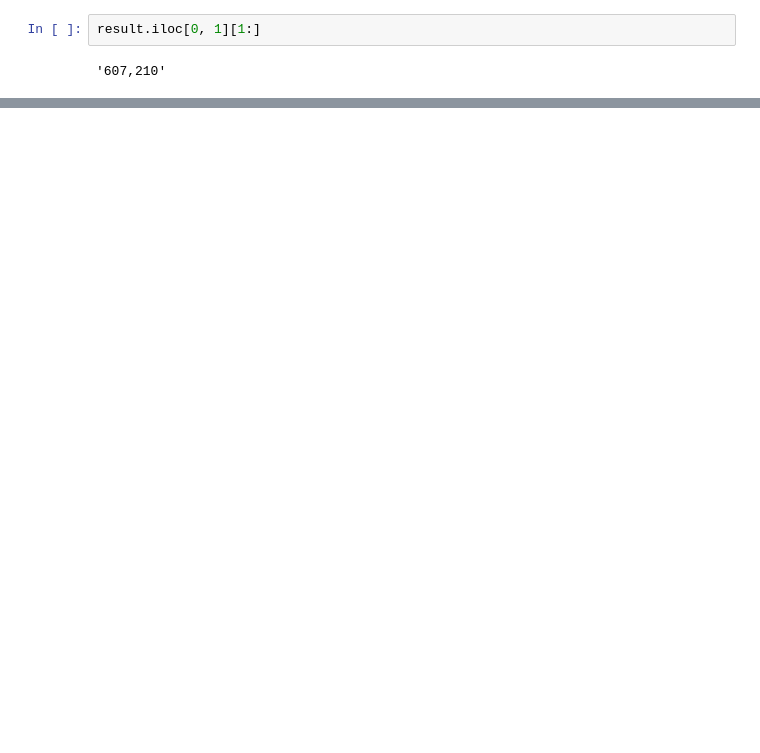
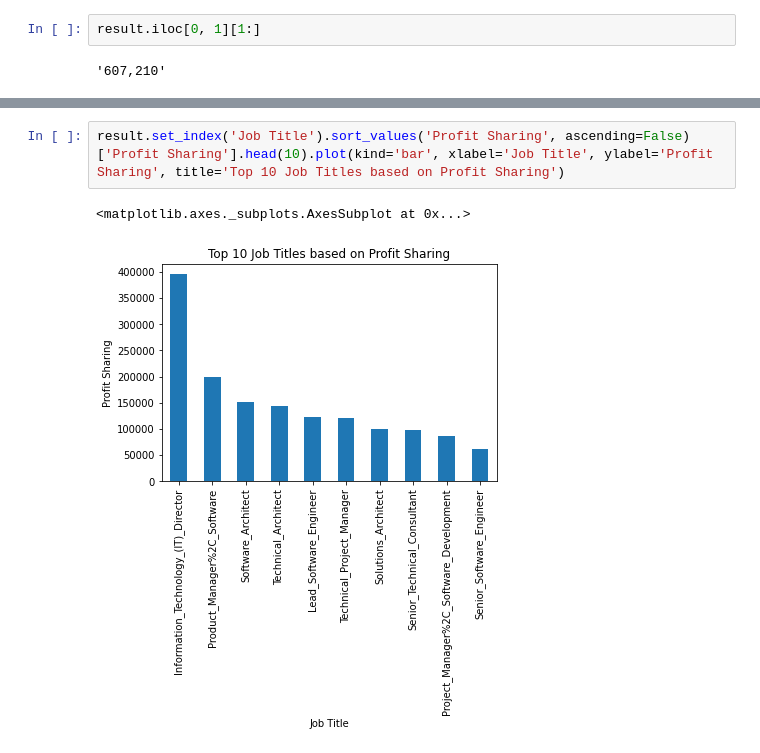
Before and after one commit to saigirishgilly98/Major_Project, a Jupyter notebook: WebScraping.ipynb, the cells around one changed output, grey strips where cells are left out. Cells and saved outputs as stored; diff of their text form; blank space fills up the shorter version.

```diff
--- a/WebScraping.ipynb
+++ b/WebScraping.ipynb
@@ -560,0 +528,5 @@ result['average_salary'].plot(kind='bar')
+# %%
+result.set_index('Job Title').sort_values('Profit Sharing', ascending=False)['Profit Sharing'].head(10).plot(kind='bar', xlabel='Job Title', ylabel='Profit Sharing', title='Top 10 Job Titles based on Profit Sharing')
+# %% [output]
+<matplotlib.axes._subplots.AxesSubplot at 0x...>
+[figure, added]
```
Also changed, not shown: parts of 13 cells of this notebook.
